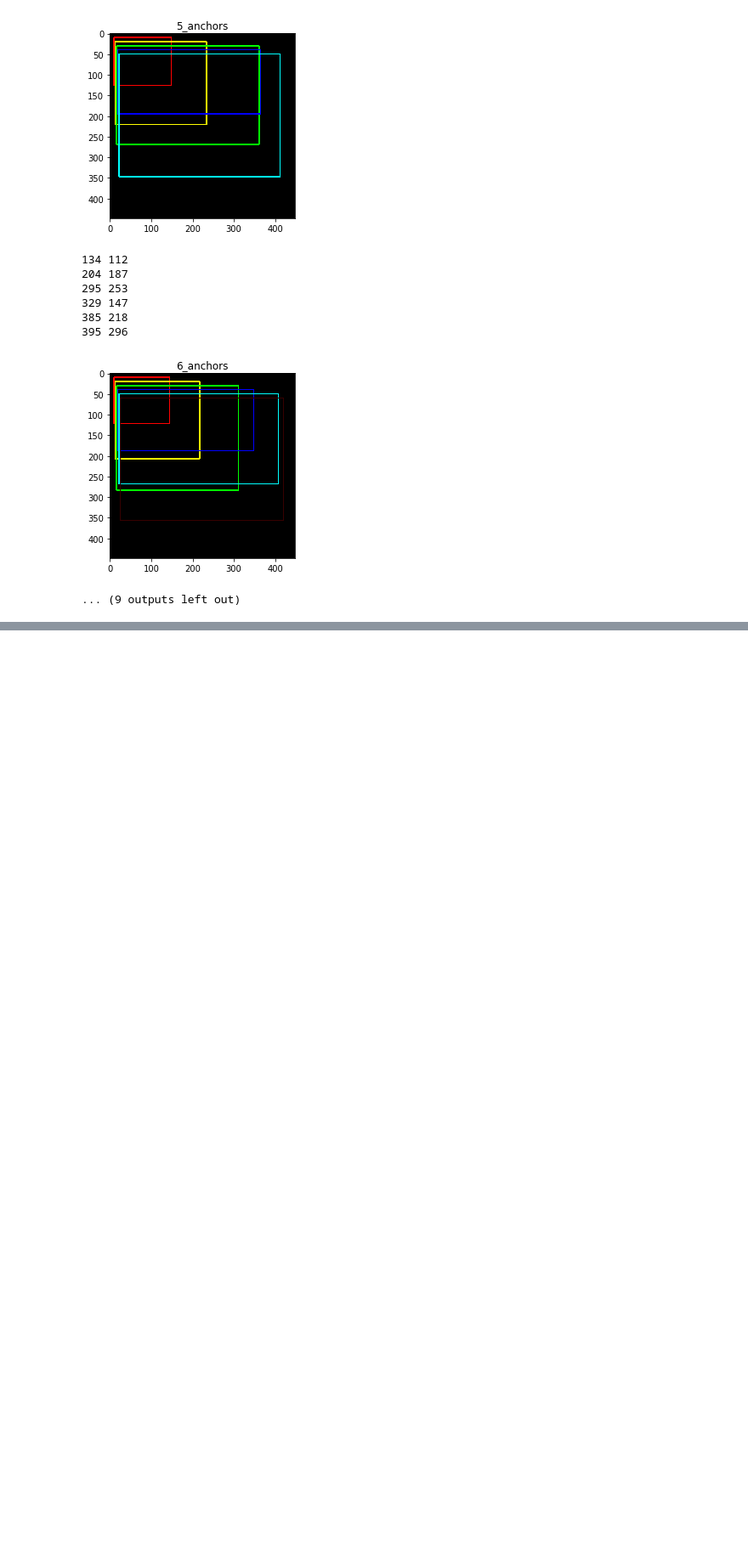
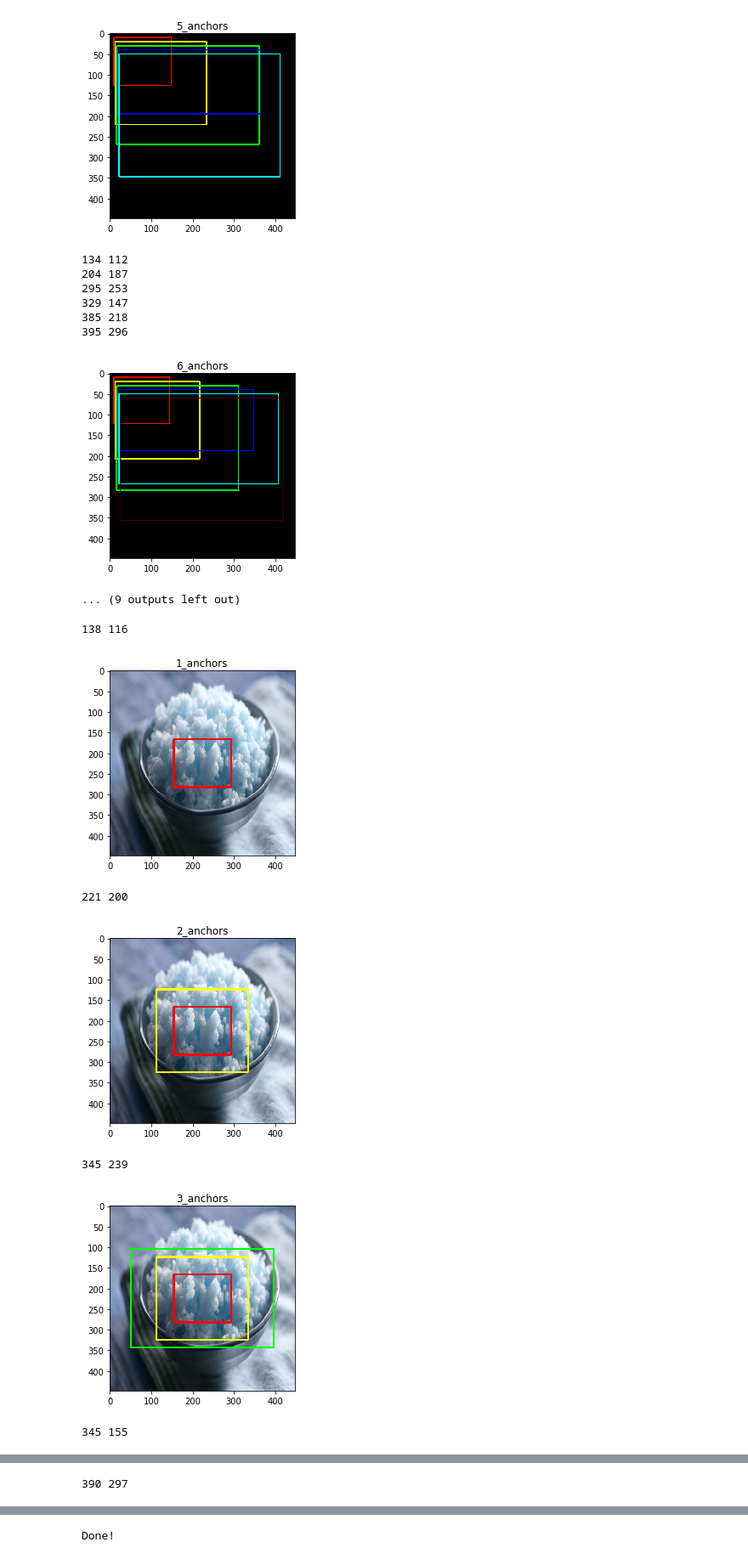
Before and after one commit to jianing-sun/Food-Detection-by-YOLOv2-with-Transfer-Learning, a Jupyter notebook: 04_visualize_anchors.ipynb, the cells around one changed output, grey strips where cells are left out. Shown at 85% size. Saved outputs shown, nothing was run; the diff lists cells and outputs as text; code cells hidden in the pictures; blank space fills up the shorter version.

Commit message:
update visualize on image

```diff
--- a/04_visualize_anchors.ipynb
+++ b/04_visualize_anchors.ipynb
@@ -88,0 +144,13 @@ visualize(wn_in_mobilenet)
+# %%
+wn_in_mobilenet = [448, 448]
+dataset_disk = '/Volumes/JS/UECFOOD100_JS/'
+image_path = dataset_disk + 'generated_anchors/' + 'test.jpg'
+visualize_on_image(wn_in_mobilenet)
+# %% [output]
+138 116
+[figure, added]
+221 200
+[figure, added]
+345 239
+[figure, added]
+345 155
@@ -88,0 +158 @@ visualize(wn_in_mobilenet)
+390 297
@@ -88,0 +160 @@ visualize(wn_in_mobilenet)
+Done!
```
Also changed, not shown: parts of 4 cells of this notebook, 1 other file.
